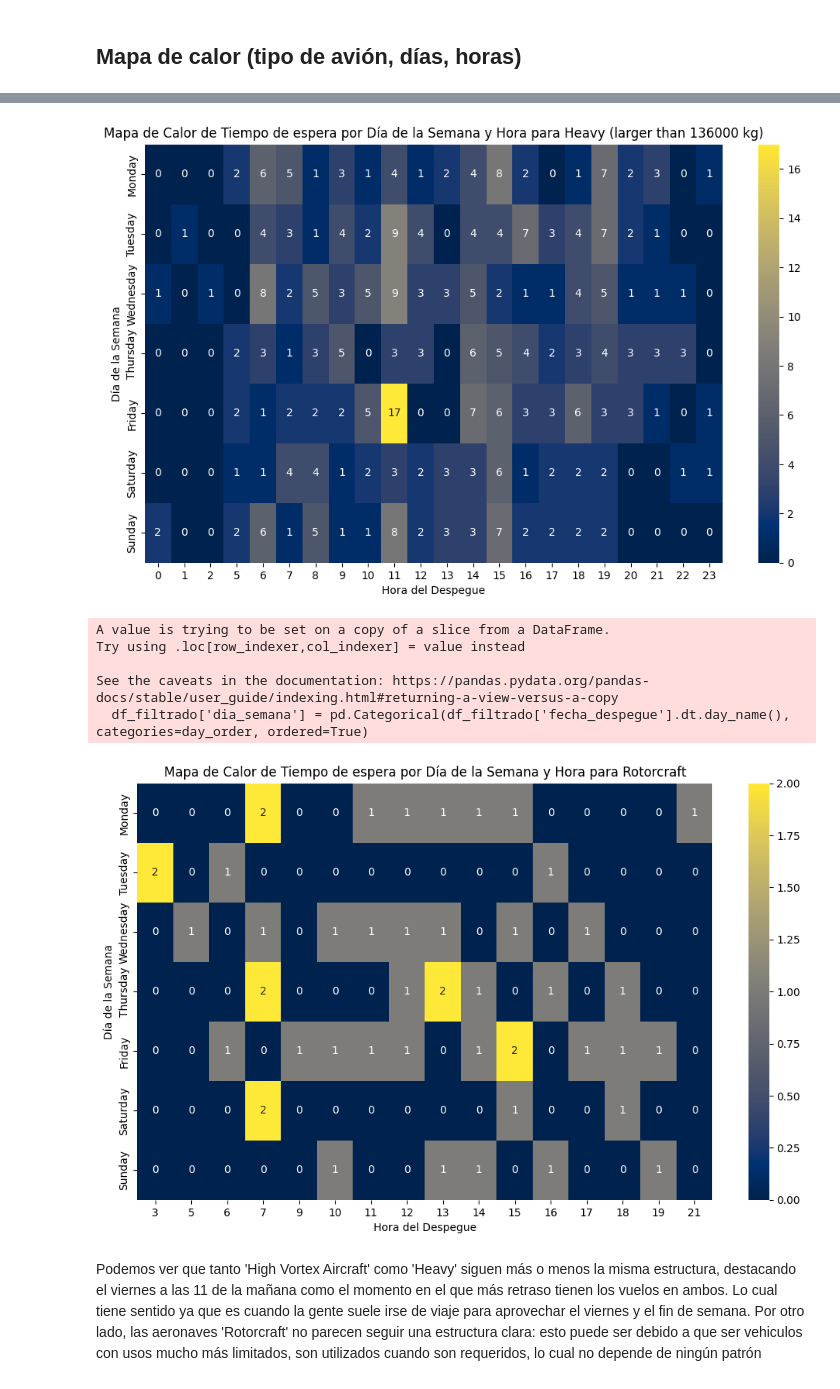
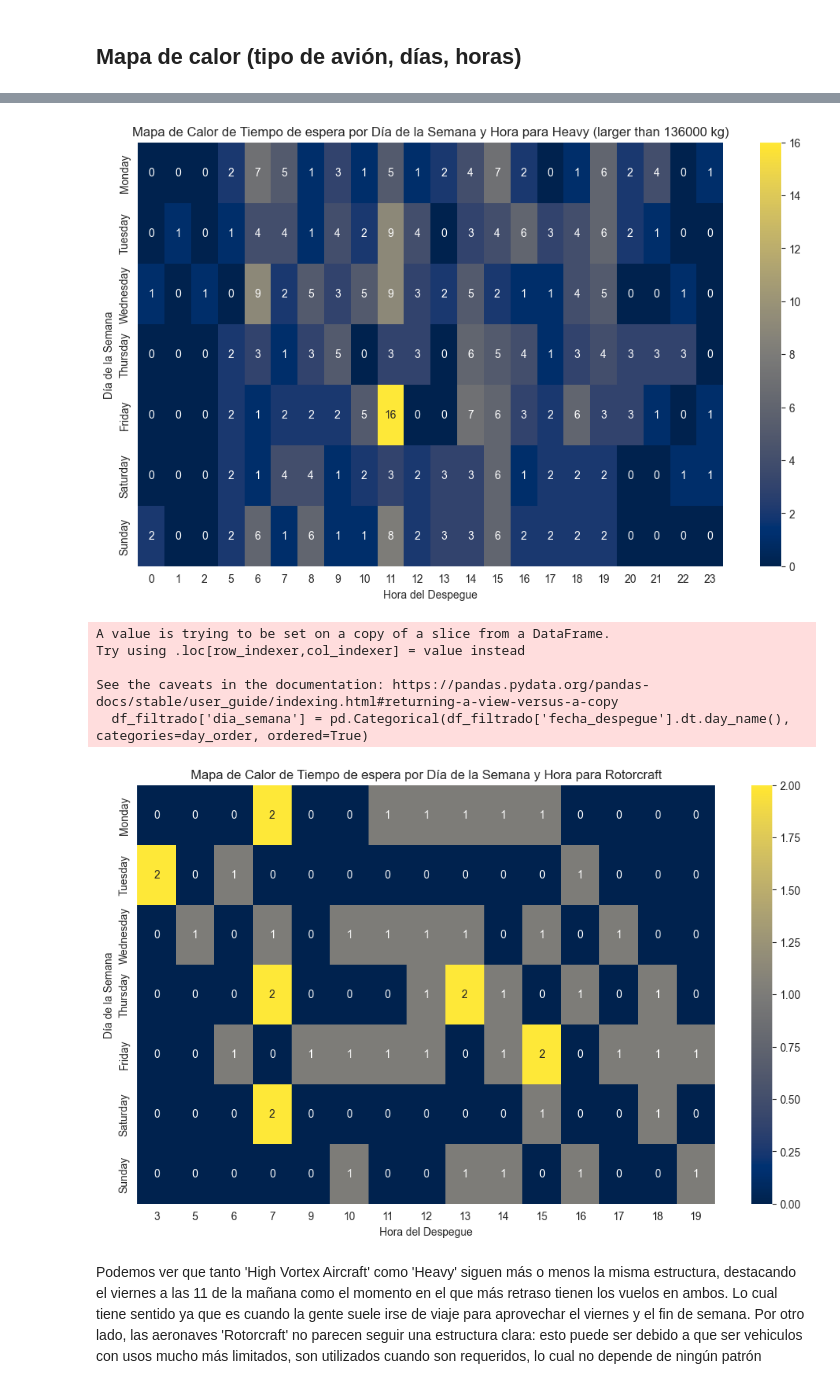
Before and after one commit to artemvarucm/PD2, a Jupyter notebook: src/exploracion/ALL_exploracion_tiempos_espera.ipynb, the cells around one changed output, grey strips where cells are left out. Cells and saved outputs as stored; diff of their text form; code cells hidden in the pictures.

Commit message:
correccion despegues aviones. Elimina datos erroneos.

```diff
--- a/src/exploracion/ALL_exploracion_tiempos_espera.ipynb
+++ b/src/exploracion/ALL_exploracion_tiempos_espera.ipynb
@@ -155,3 +185,26 @@ Name: count, Length: 465, dtype: int64
+# %%
+import pandas as pd
+
+# Suponiendo que 'df' es tu DataFrame y que 'despegue' es de tipo datetime
+
+indices_a_eliminar = []
+last_index = None
+lastIcao = None
+lastDespegue = None
+
+# Iteramos sobre el DataFrame usando iterrows() para obtener el índice de cada fila
+for idx, row in df.iterrows():
+    if (lastIcao == row['ICAO']) and ((row['despegue'] - lastDespegue) < pd.Timedelta(minutes=5)):
+        # Marcamos la fila anterior para eliminarla
+        indices_a_eliminar.append(last_index)
+
+    # Actualizamos las variables para la siguiente iteración
+    lastIcao = row['ICAO']
+    lastDespegue = row['despegue']
+    last_index = idx
+
+# Eliminamos todas las filas marcadas de una sola vez
+df = df.drop(indices_a_eliminar)
 # %% [markdown]
 **Bastante raro** que el avión `345385` haya hecho 99 despegues, vamos a verlo
 # %%
@@ -335 +390,5 @@ Index(['ICAO', 'ultimo_parado', 'despegue', 'tiempo_espera', 'aircraft_type',
+# %%
+df['ultimo_parado'] = pd.to_datetime(df['ultimo_parado'])
+df['despegue'] = pd.to_datetime(df['despegue'])
+df['fecha_despegue'] = pd.to_datetime(df['fecha_despegue'])
 # %%
@@ -373,3 +414,3 @@ memory usage: 220.8+ KB
 # %%
-df2['hora_despegue'] = df2['hora_despegue'].astype(int)
+df['hora_despegue'] = df['hora_despegue'].astype(int)
 # %%
@@ -431,10 +472,10 @@ Podemos ver que los aviones de pasajeros son mucho más comunes que otras vehíc
 # %%
 # Agregar columna de día de la semana
 day_order = ["Monday", "Tuesday", "Wednesday", "Thursday", "Friday", "Saturday", "Sunday"]
-df2['dia_semana'] = pd.Categorical(df2['fecha_despegue'].dt.day_name(), categories=day_order, ordered=True)
+df['dia_semana'] = pd.Categorical(df['fecha_despegue'].dt.day_name(), categories=day_order, ordered=True)
 
 # Crear tabla pivot
-pivot_table = df2.pivot_table(index='dia_semana', columns='hora_despegue', values='tiempo_espera', aggfunc='count', fill_value=0)
+pivot_table = df.pivot_table(index='dia_semana', columns='hora_despegue', values='tiempo_espera', aggfunc='count', fill_value=0)
 
 # Mapa de calor de despegues por día de la semana y hora
 plt.figure(figsize=(12, 7))
@@ -449,10 +490,10 @@ plt.show()
 ## Mapa de calor (tipo de avión, días, horas)
 # %%
 # Obtener los tipos de avión únicos
-tipos_de_avion = df2['aircraft_type'].unique()
+tipos_de_avion = df['aircraft_type'].unique()
 
 for tipo in tipos_de_avion:
-    df_filtrado = df2[df2['aircraft_type'] == tipo]
+    df_filtrado = df[df['aircraft_type'] == tipo]
     df_filtrado['dia_semana'] = pd.Categorical(df_filtrado['fecha_despegue'].dt.day_name(), categories=day_order, ordered=True)
 
     # Crear la tabla pivotante
@@ -475,15 +516,15 @@ See the caveats in the documentation: https://pandas.pydata.org/pandas-docs/stab
 A value is trying to be set on a copy of a slice from a DataFrame.
 Try using .loc[row_indexer,col_indexer] = value instead
 
 See the caveats in the documentation: https://pandas.pydata.org/pandas-docs/stable/user_guide/indexing.html#returning-a-view-versus-a-copy
   df_filtrado['dia_semana'] = pd.Categorical(df_filtrado['fecha_despegue'].dt.day_name(), categories=day_order, ordered=True)
-[figure, old version]
+[figure, new version]
 A value is trying to be set on a copy of a slice from a DataFrame.
 Try using .loc[row_indexer,col_indexer] = value instead
 
 See the caveats in the documentation: https://pandas.pydata.org/pandas-docs/stable/user_guide/indexing.html#returning-a-view-versus-a-copy
   df_filtrado['dia_semana'] = pd.Categorical(df_filtrado['fecha_despegue'].dt.day_name(), categories=day_order, ordered=True)
-[figure, old version]
+[figure, new version]
 # %% [markdown]
 Podemos ver que tanto 'High Vortex Aircraft' como 'Heavy' siguen más o menos la misma estructura, destacando el viernes a las 11 de la mañana como el momento en el que más retraso tienen los vuelos en ambos. Lo cual tiene sentido ya que es cuando la gente suele irse de viaje para aprovechar el viernes y el fin de semana. Por otro lado, las aeronaves 'Rotorcraft' no parecen seguir una estructura clara: esto puede ser debido a que ser vehiculos con usos mucho más limitados, son utilizados cuando son requeridos, lo cual no depende de ningún patrón
 # %%
```
Also changed, not shown: parts of 41 cells of this notebook.
